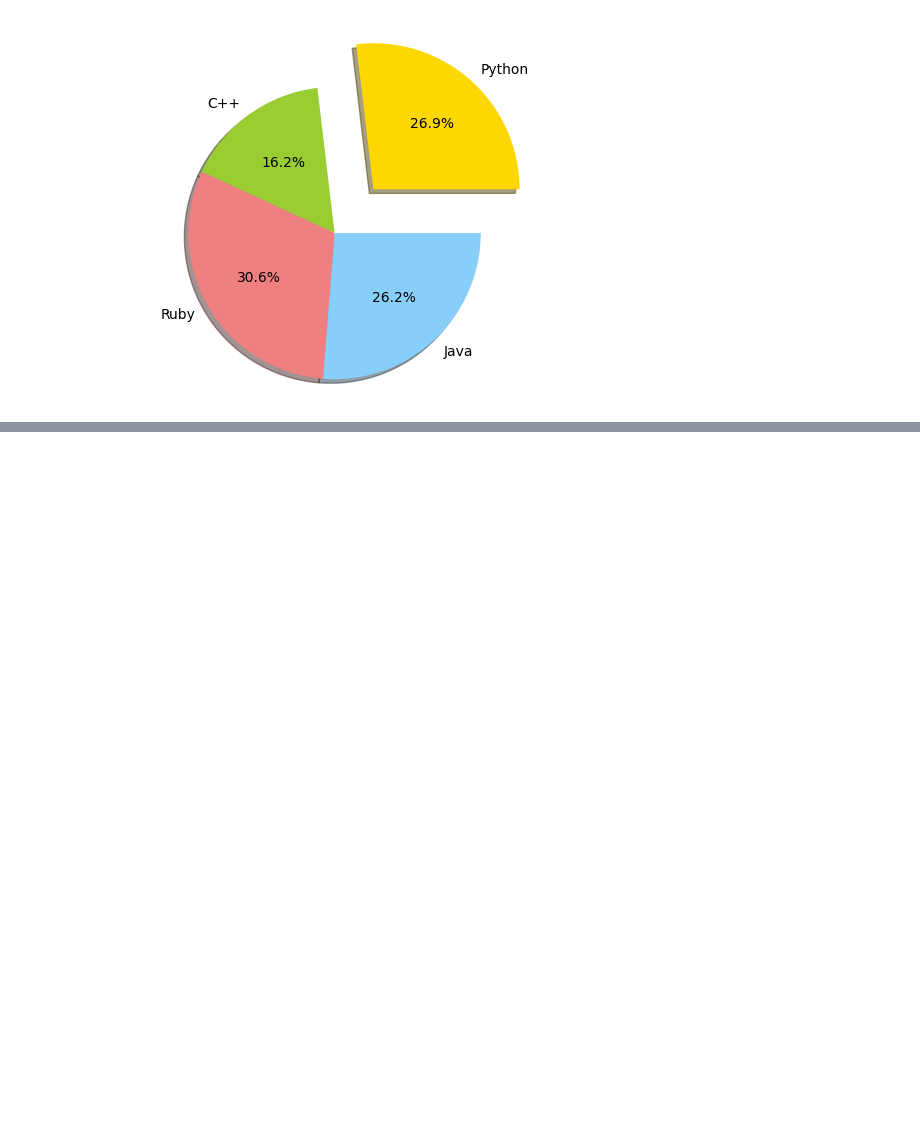
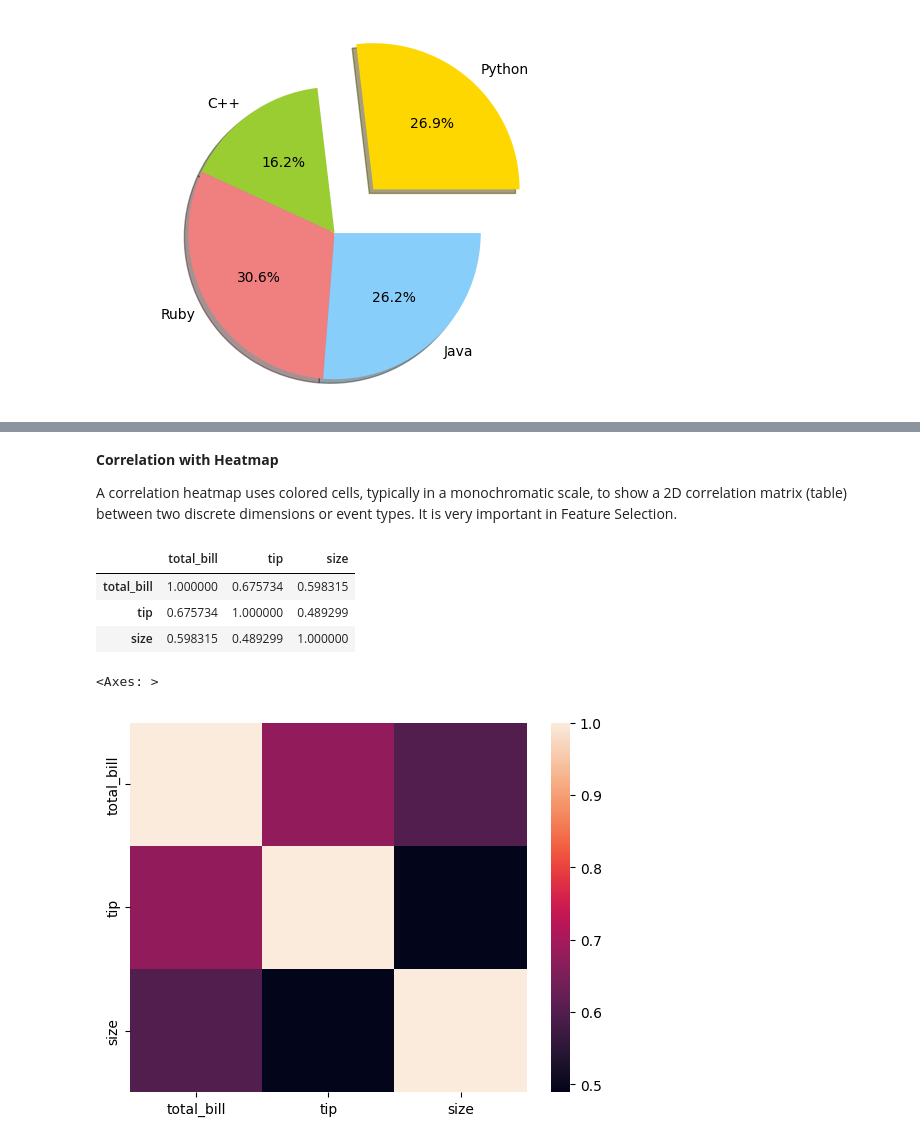
Before and after one commit to AbhishekSaini1101/Colab, a Jupyter notebook: PythonPractice.ipynb, the cells around one changed output, grey strips where cells are left out. Cells and saved outputs as stored; diff of their text form; code cells hidden in the pictures; blank space fills up the shorter version.

```diff
--- a/PythonPractice.ipynb
+++ b/PythonPractice.ipynb
@@ -625,0 +638,3 @@ plt.show()
+# %%
+df = sns.load_dataset('tips')
+df.head()
@@ -625,0 +659,16 @@ plt.show()
+# %% [markdown]
+**Correlation with Heatmap**
+
+A correlation heatmap uses colored cells, typically in a monochromatic scale, to show a 2D correlation matrix (table) between two discrete dimensions or event types. It is very important in Feature Selection.
+# %%
+df.corr()
+# %% [output]
+|  | total_bill | tip | size |
+| total_bill | 1.000000 | 0.675734 | 0.598315 |
+| tip | 0.675734 | 1.000000 | 0.489299 |
+| size | 0.598315 | 0.489299 | 1.000000 |
+# %%
+sns.heatmap(df.corr())
+# %% [output]
+<Axes: >
+[figure, added]
```
Also changed, not shown: parts of 5 cells of this notebook.
